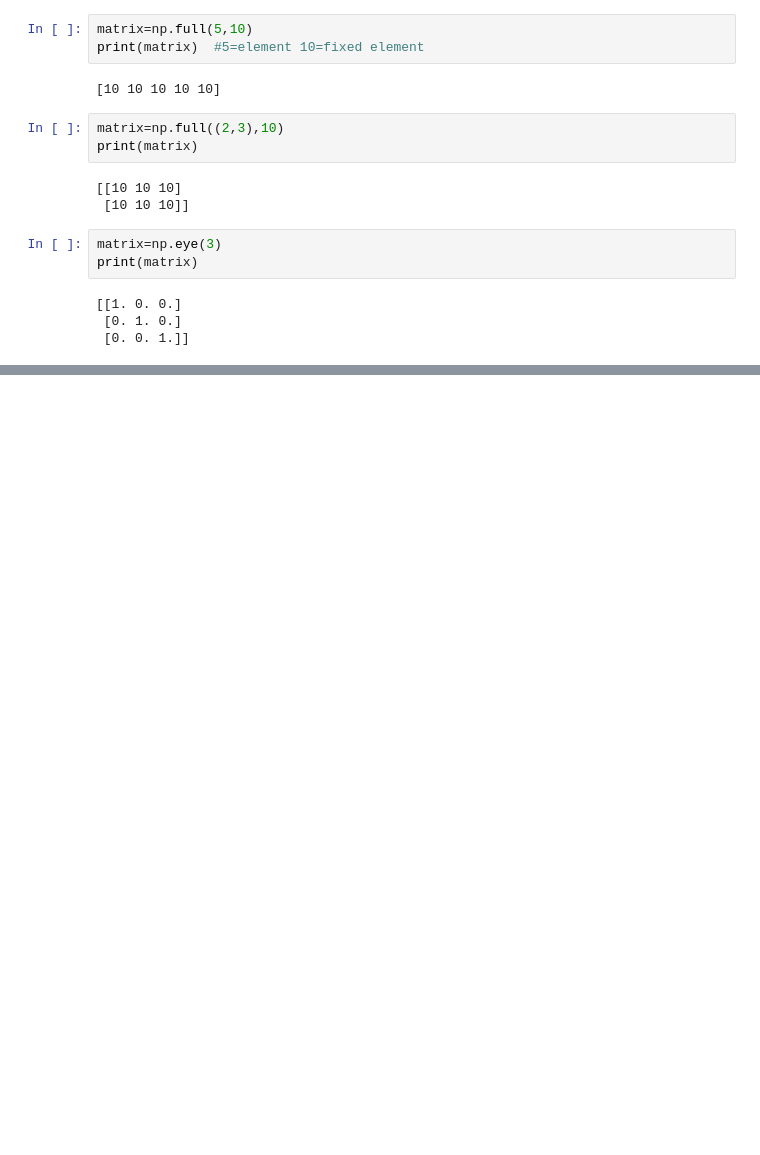
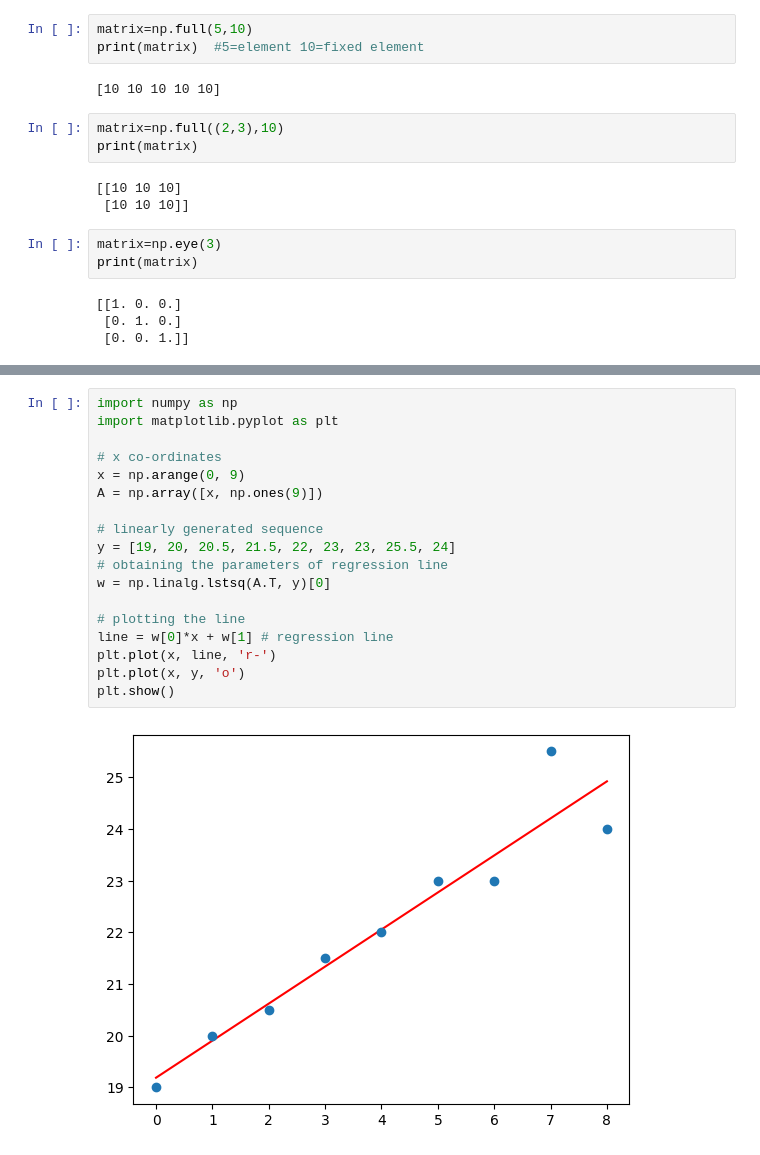
Before and after one commit to rakshitha1245/text-stack, a Jupyter notebook: Untitled4.ipynb, the cells around one changed output, grey strips where cells are left out. Cells and saved outputs as stored; diff of their text form; blank space fills up the shorter version.

```diff
--- a/Untitled4.ipynb
+++ b/Untitled4.ipynb
@@ -121,0 +418,20 @@ print(matrix)
+# %%
+import numpy as np
+import matplotlib.pyplot as plt
+
+# x co-ordinates
+x = np.arange(0, 9)
+A = np.array([x, np.ones(9)])
+
+# linearly generated sequence
+y = [19, 20, 20.5, 21.5, 22, 23, 23, 25.5, 24]
+# obtaining the parameters of regression line
+w = np.linalg.lstsq(A.T, y)[0]
+
+# plotting the line
+line = w[0]*x + w[1] # regression line
+plt.plot(x, line, 'r-')
+plt.plot(x, y, 'o')
+plt.show()
+# %% [output]
+[figure, added]
```
Also changed, not shown: parts of 53 cells of this notebook.
